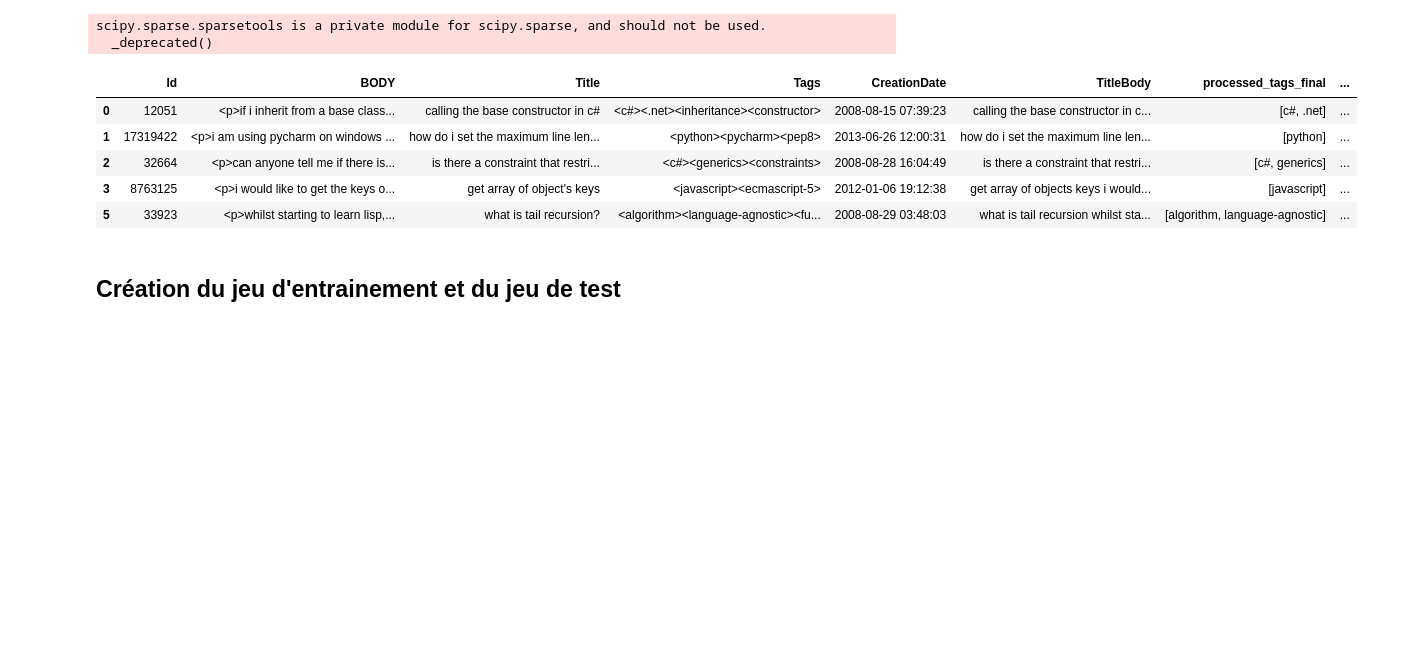
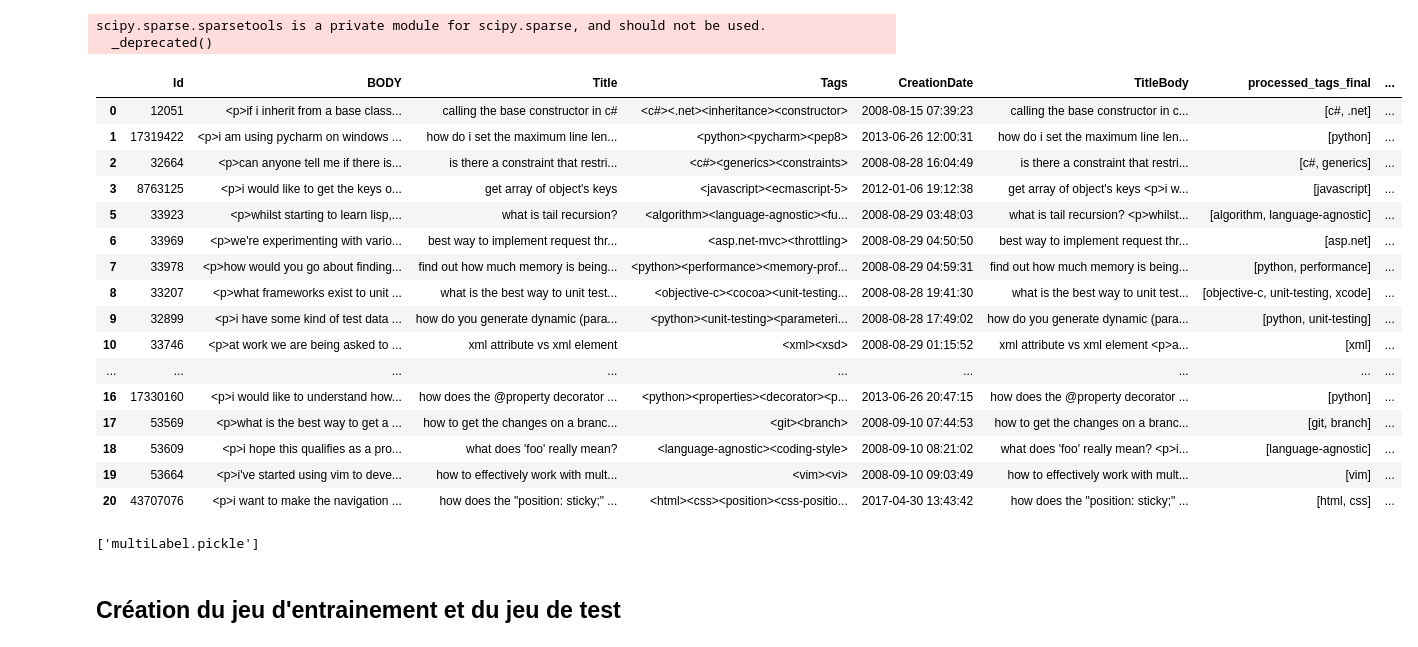
Before and after one commit to jeje0410/P6_Categorisation_questions, a Jupyter notebook: P6_Modele.ipynb, the cells around one changed output. Drawn from its saved outputs; the diff is of its cells as text; code cells hidden in the pictures; blank space fills up the shorter version.

```diff
--- a/P6_Modele.ipynb
+++ b/P6_Modele.ipynb
@@ -58,12 +59,3 @@ df['TitleBody_final'] = df.apply(lambda row:processCSharp(row['TitleBody_final']
 
 #Suppressin des numériques
 df['TitleBody_final'] = df.apply(lambda row:removeOnlyNumeric(row['TitleBody_final']), axis=1)
-# %%
-df.head(5)
-# %% [output]
-|  | Id | BODY | Title | Tags | CreationDate | TitleBody | processed_tags_final | ... |
-| 0 | 12051 | <p>if i inherit from a base class... | calling the base constructor in c# | <c#><.net><inheritance><constructor> | 2008-08-15 07:39:23 | calling the base constructor in c... | [c#, .net] | ... |
-| 1 | 17319422 | <p>i am using pycharm on windows ... | how do i set the maximum line len... | <python><pycharm><pep8> | 2013-06-26 12:00:31 | how do i set the maximum line len... | [python] | ... |
-| 2 | 32664 | <p>can anyone tell me if there is... | is there a constraint that restri... | <c#><generics><constraints> | 2008-08-28 16:04:49 | is there a constraint that restri... | [c#, generics] | ... |
-| 3 | 8763125 | <p>i would like to get the keys o... | get array of object's keys | <javascript><ecmascript-5> | 2012-01-06 19:12:38 | get array of objects keys i would... | [javascript] | ... |
-| 5 | 33923 | <p>whilst starting to learn lisp,... | what is tail recursion? | <algorithm><language-agnostic><fu... | 2008-08-29 03:48:03 | what is tail recursion whilst sta... | [algorithm, language-agnostic] | ... |
@@ -70,3 +65,23 @@ df.head(5)
+# %%
+df.head(20)
+# %% [output]
+|  | Id | BODY | Title | Tags | CreationDate | TitleBody | processed_tags_final | ... |
+| 0 | 12051 | <p>if i inherit from a base class... | calling the base constructor in c# | <c#><.net><inheritance><constructor> | 2008-08-15 07:39:23 | calling the base constructor in c... | [c#, .net] | ... |
+| 1 | 17319422 | <p>i am using pycharm on windows ... | how do i set the maximum line len... | <python><pycharm><pep8> | 2013-06-26 12:00:31 | how do i set the maximum line len... | [python] | ... |
+| 2 | 32664 | <p>can anyone tell me if there is... | is there a constraint that restri... | <c#><generics><constraints> | 2008-08-28 16:04:49 | is there a constraint that restri... | [c#, generics] | ... |
+| 3 | 8763125 | <p>i would like to get the keys o... | get array of object's keys | <javascript><ecmascript-5> | 2012-01-06 19:12:38 | get array of object's keys <p>i w... | [javascript] | ... |
+| 5 | 33923 | <p>whilst starting to learn lisp,... | what is tail recursion? | <algorithm><language-agnostic><fu... | 2008-08-29 03:48:03 | what is tail recursion? <p>whilst... | [algorithm, language-agnostic] | ... |
+| 6 | 33969 | <p>we're experimenting with vario... | best way to implement request thr... | <asp.net-mvc><throttling> | 2008-08-29 04:50:50 | best way to implement request thr... | [asp.net] | ... |
+| 7 | 33978 | <p>how would you go about finding... | find out how much memory is being... | <python><performance><memory-prof... | 2008-08-29 04:59:31 | find out how much memory is being... | [python, performance] | ... |
+| 8 | 33207 | <p>what frameworks exist to unit ... | what is the best way to unit test... | <objective-c><cocoa><unit-testing... | 2008-08-28 19:41:30 | what is the best way to unit test... | [objective-c, unit-testing, xcode] | ... |
+| 9 | 32899 | <p>i have some kind of test data ... | how do you generate dynamic (para... | <python><unit-testing><parameteri... | 2008-08-28 17:49:02 | how do you generate dynamic (para... | [python, unit-testing] | ... |
+| 10 | 33746 | <p>at work we are being asked to ... | xml attribute vs xml element | <xml><xsd> | 2008-08-29 01:15:52 | xml attribute vs xml element <p>a... | [xml] | ... |
+| ... | ... | ... | ... | ... | ... | ... | ... | ... |
+| 16 | 17330160 | <p>i would like to understand how... | how does the @property decorator ... | <python><properties><decorator><p... | 2013-06-26 20:47:15 | how does the @property decorator ... | [python] | ... |
+| 17 | 53569 | <p>what is the best way to get a ... | how to get the changes on a branc... | <git><branch> | 2008-09-10 07:44:53 | how to get the changes on a branc... | [git, branch] | ... |
+| 18 | 53609 | <p>i hope this qualifies as a pro... | what does 'foo' really mean? | <language-agnostic><coding-style> | 2008-09-10 08:21:02 | what does 'foo' really mean? <p>i... | [language-agnostic] | ... |
+| 19 | 53664 | <p>i've started using vim to deve... | how to effectively work with mult... | <vim><vi> | 2008-09-10 09:03:49 | how to effectively work with mult... | [vim] | ... |
+| 20 | 43707076 | <p>i want to make the navigation ... | how does the "position: sticky;" ... | <html><css><position><css-positio... | 2017-04-30 13:43:42 | how does the "position: sticky;" ... | [html, css] | ... |
 # %%
 #Utilisation de la librairie MultilabelBinarize pour créer un matrice de Tags
 from sklearn.preprocessing import MultiLabelBinarizer
@@ -78,3 +93,8 @@ tags_mlb = mlb.fit_transform(df["processed_tags_final"].to_numpy())
+# %%
+#Serialisation avec JOBLIB
+joblib.dump(mlb,"multiLabel.pickle")
+# %% [output]
+['multiLabel.pickle']
 # %% [markdown]
 ## Création du jeu d'entrainement et du jeu de test
 # %%
```
Also changed, not shown: parts of 15 cells of this notebook, 7 other files.
